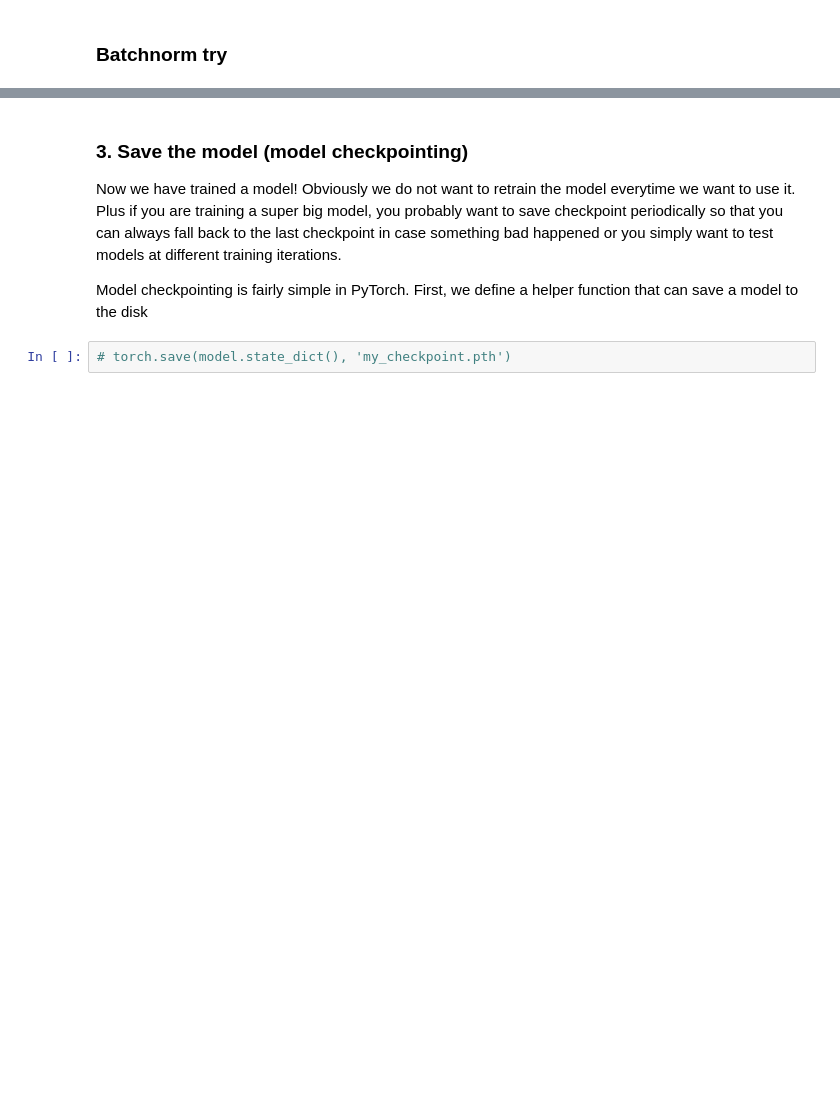
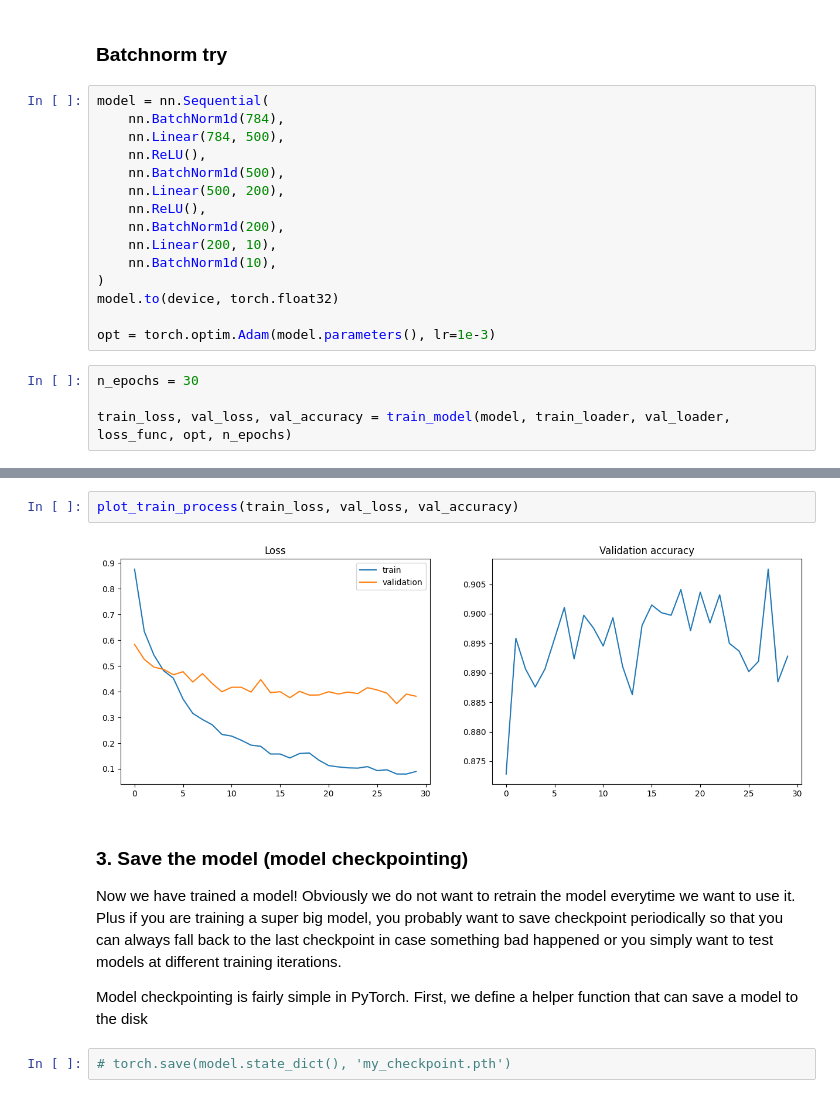
Before and after one commit to amansyayf/2023_ml-course, a Jupyter notebook: week0_09_DL_step_2/week0_09_PyTorch_and_Dataloaders.ipynb, the cells around one changed output, grey strips where cells are left out. Drawn from its saved outputs; the diff is of its cells as text; blank space fills up the shorter version.

```diff
--- a/week0_09_DL_step_2/week0_09_PyTorch_and_Dataloaders.ipynb
+++ b/week0_09_DL_step_2/week0_09_PyTorch_and_Dataloaders.ipynb
@@ -537,2 +538,21 @@ plot_train_process(train_loss, val_loss, val_accuracy)
 # %% [markdown]
 ### Batchnorm try
+# %%
+model = nn.Sequential(
+    nn.BatchNorm1d(784),
+    nn.Linear(784, 500),
+    nn.ReLU(),
+    nn.BatchNorm1d(500),
+    nn.Linear(500, 200),
+    nn.ReLU(),
+    nn.BatchNorm1d(200),
+    nn.Linear(200, 10),
+    nn.BatchNorm1d(10),
+)
+model.to(device, torch.float32)
+
+opt = torch.optim.Adam(model.parameters(), lr=1e-3)
+# %%
+n_epochs = 30
+
+train_loss, val_loss, val_accuracy = train_model(model, train_loader, val_loader, loss_func, opt, n_epochs)
@@ -539,3 +577,7 @@ plot_train_process(train_loss, val_loss, val_accuracy)
+# %%
+plot_train_process(train_loss, val_loss, val_accuracy)
+# %% [output]
+[figure, added]
 # %% [markdown]
 ### 3. Save the model (model checkpointing)
 
```
Also changed, not shown: parts of 20 cells of this notebook.
